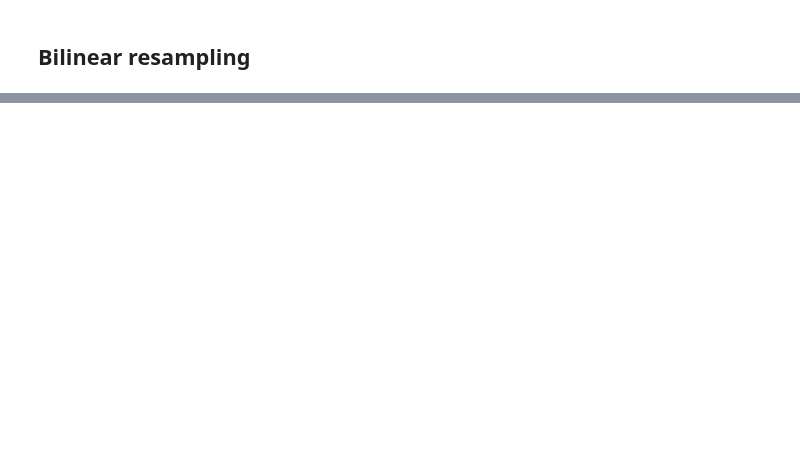
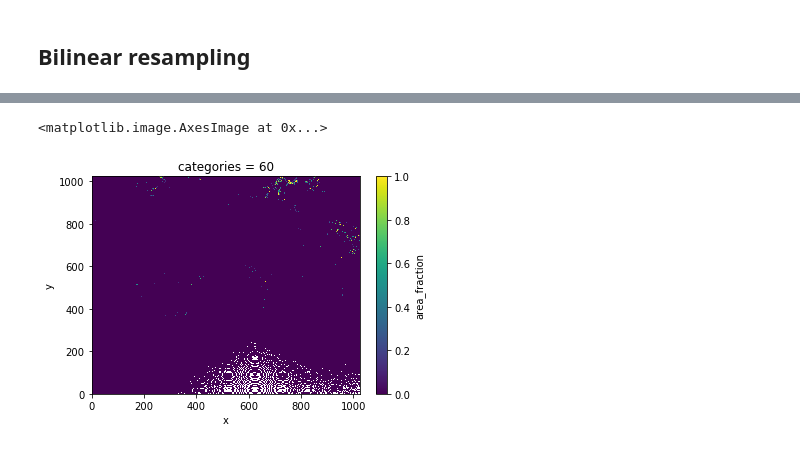
Before and after one commit to pytroll/pytroll-examples, a Jupyter notebook: satpy/resampling.ipynb, the cells around one changed output, grey strips where cells are left out. Saved outputs shown, nothing was run; the diff lists cells and outputs as text; code cells hidden in the pictures; blank space fills up the shorter version.

```diff
--- a/satpy/resampling.ipynb
+++ b/satpy/resampling.ipynb
@@ -141,0 +113,9 @@ plt.show()
+# %%
+import numpy as np
+# Digitize the data to nearest 20 reflectance units
+data_int = 20. * (data.data / 20.).astype(np.uint8)
+# Replace the HRV channel data
+scn['HRV'].data = data_int
+# %%
+res = scn.resample('euro4', resampler='bucket_fraction',
+                   categories=[60, 80, 100])
@@ -141,0 +144,5 @@ plt.show()
+# %%
+res['HRV'].sel(categories=60).plot.imshow(origin='upper')
+# %% [output]
+<matplotlib.image.AxesImage at 0x...>
+[figure, added]
```
Also changed, not shown: parts of 42 cells of this notebook.
